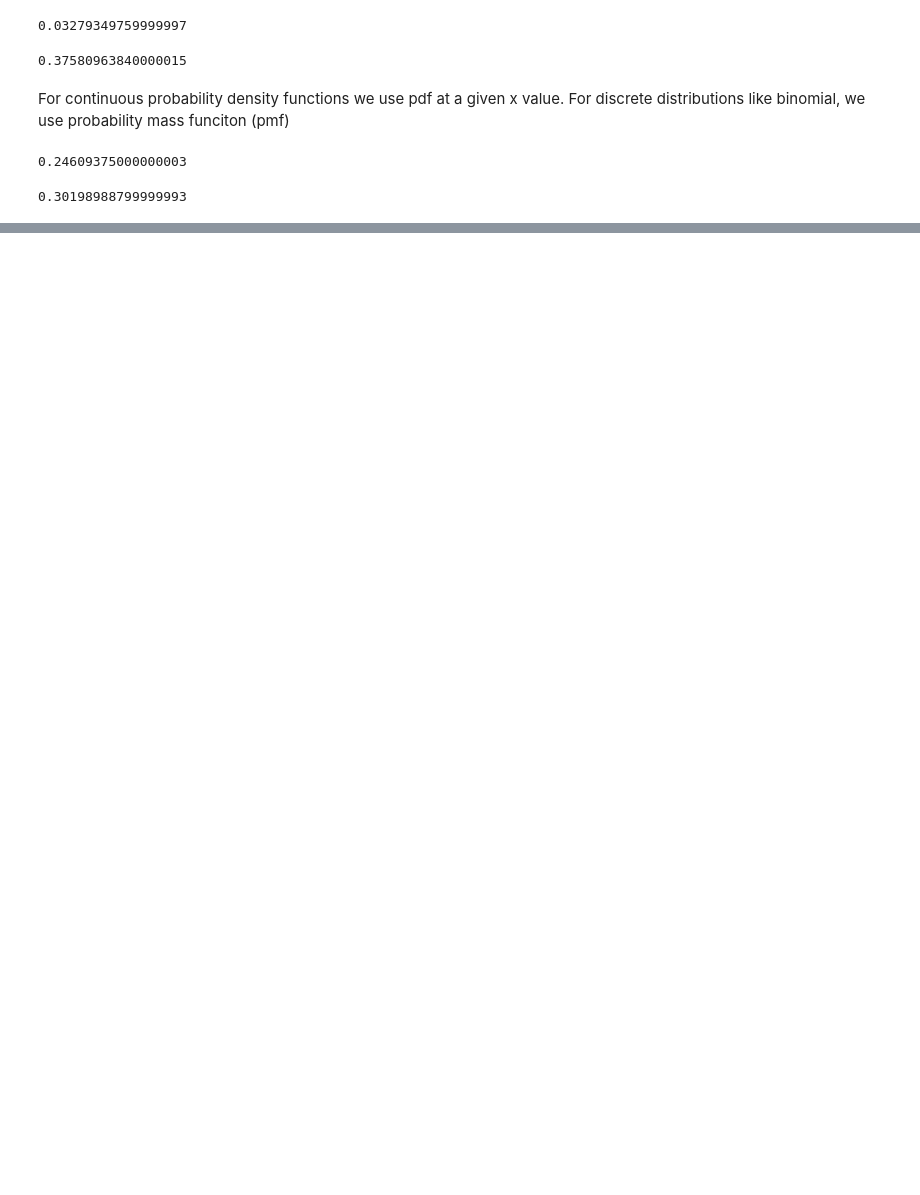
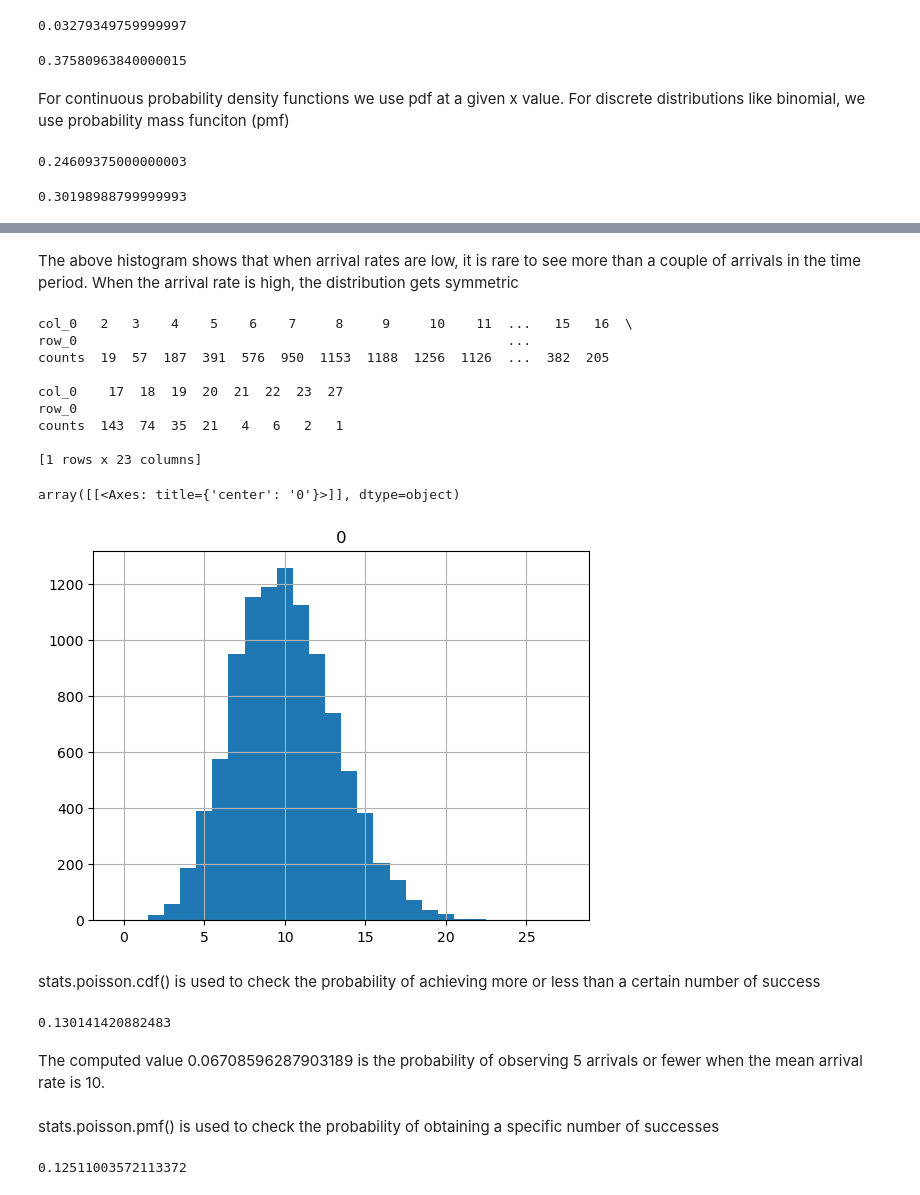
Before and after one commit to AakashRevankar/stats_concepts, a Jupyter notebook: 4_Probability_distribution.ipynb, the cells around one changed output, grey strips where cells are left out. Drawn from its saved outputs; the diff is of its cells as text; code cells hidden in the pictures; blank space fills up the shorter version.

```diff
--- a/4_Probability_distribution.ipynb
+++ b/4_Probability_distribution.ipynb
@@ -131,0 +204,39 @@ stats.binom.pmf(k = 8,
+# %% [markdown]
+The above histogram shows that when arrival rates are low, it is rare to see more than a couple of arrivals in the time period. When the arrival rate is high, the distribution gets symmetric
+# %%
+random.seed(10)
+rate_10 = stats.poisson.rvs(size = 10000,
+                            mu = 10) # 10000 data with averate time 10
+print(pd.crosstab(index = "counts", columns = rate_10))
+
+#Plot histogram
+pd.DataFrame(rate_10).hist(range=(-0.5, max(rate_10) + 0.5),
+                           bins = max(rate_10 + 1))
+# %% [output]
+col_0   2   3    4    5    6    7     8     9     10    11  ...   15   16  \
+row_0                                                       ...
+counts  19  57  187  391  576  950  1153  1188  1256  1126  ...  382  205
+
+col_0    17  18  19  20  21  22  23  27
+row_0
+counts  143  74  35  21   4   6   2   1
+
+[1 rows x 23 columns]
+array([[<Axes: title={'center': '0'}>]], dtype=object)
+[figure, added]
+# %% [markdown]
+stats.poisson.cdf() is used to check the probability of achieving more or less than a certain number of success
+# %%
+stats.poisson.cdf(k = 6,     #Check probability of 6 arrivals or less
+                  mu = 10)   #With arrival rate 10
+# %% [output]
+0.130141420882483
+# %% [markdown]
+The computed value 0.06708596287903189 is the probability of observing 5 arrivals or fewer when the mean arrival rate is 10.
+# %% [markdown]
+stats.poisson.pmf() is used to check the probability of obtaining a specific number of successes
+# %%
+stats.poisson.pmf(k = 10,  # Check the probability for exactly 10 arrivals
+                  mu = 10) # with arrival rate 10
+# %% [output]
+0.12511003572113372
```
Also changed, not shown: parts of 17 cells of this notebook, 1 other file.
